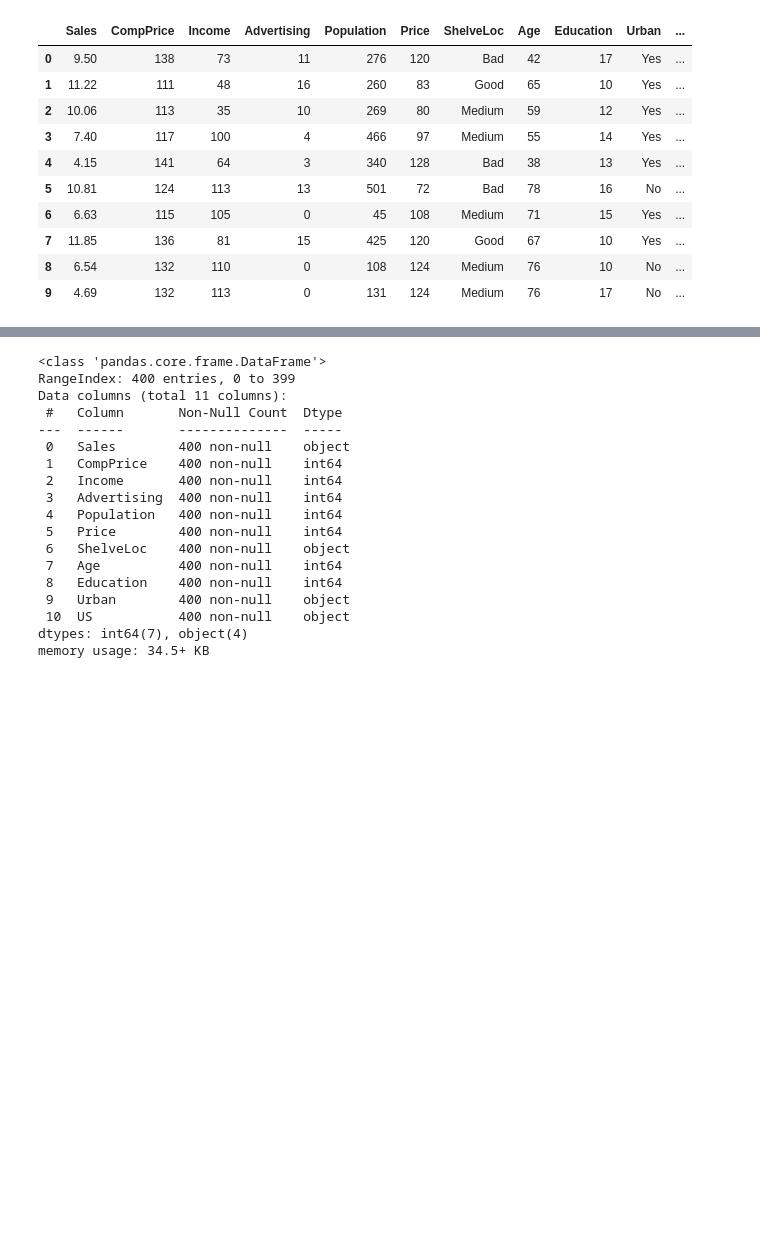
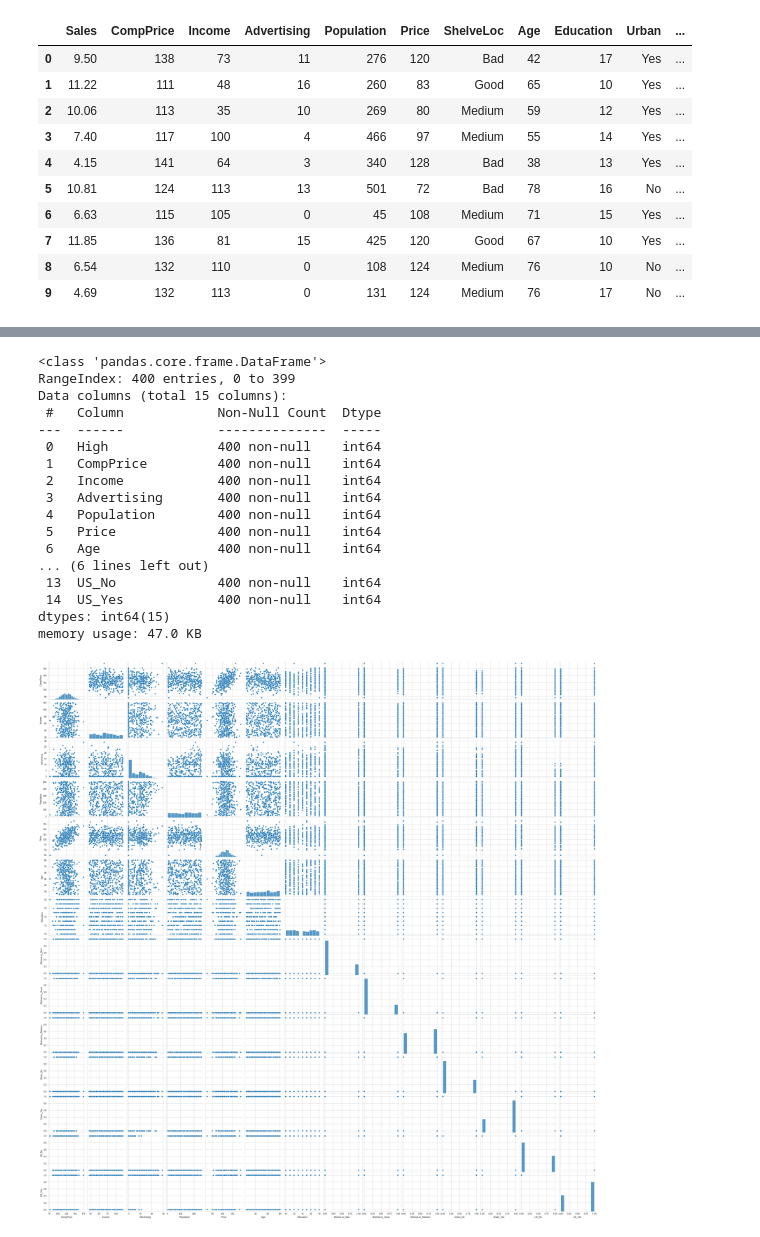
Before and after one commit to theVikingMan/learning_algorithms, a Jupyter notebook: models/tree_bagging.ipynb, the cells around one changed output, grey strips where cells are left out. Saved outputs shown, nothing was run; the diff lists cells and outputs as text; code cells hidden in the pictures; blank space fills up the shorter version.

```diff
--- a/models/tree_bagging.ipynb
+++ b/models/tree_bagging.ipynb
@@ -84,21 +113,33 @@ df.head(10)
 # %%
-df.info()
+df_encoded.info()
 # %% [output]
 <class 'pandas.core.frame.DataFrame'>
 RangeIndex: 400 entries, 0 to 399
-Data columns (total 11 columns):
- #   Column       Non-Null Count  Dtype
----  ------       --------------  -----
- 0   Sales        400 non-null    object
- 1   CompPrice    400 non-null    int64
- 2   Income       400 non-null    int64
- 3   Advertising  400 non-null    int64
- 4   Population   400 non-null    int64
- 5   Price        400 non-null    int64
- 6   ShelveLoc    400 non-null    object
- 7   Age          400 non-null    int64
- 8   Education    400 non-null    int64
- 9   Urban        400 non-null    object
- 10  US           400 non-null    object
-dtypes: int64(7), object(4)
-memory usage: 34.5+ KB
+Data columns (total 15 columns):
+ #   Column            Non-Null Count  Dtype
+---  ------            --------------  -----
+ 0   High              400 non-null    int64
+ 1   CompPrice         400 non-null    int64
+ 2   Income            400 non-null    int64
+ 3   Advertising       400 non-null    int64
+ 4   Population        400 non-null    int64
+ 5   Price             400 non-null    int64
+ 6   Age               400 non-null    int64
+... (6 lines left out)
+ 13  US_No             400 non-null    int64
+ 14  US_Yes            400 non-null    int64
+dtypes: int64(15)
+memory usage: 47.0 KB
+# %%
+TEST_SIZE, SEED = 0.3, 42
+
+X, y = df_encoded.drop(columns=["High"]), df_encoded["High"]
+
+X_train, X_test, y_train, y_test = model_selection.train_test_split(X, y, test_size=TEST_SIZE, random_state=SEED, stratify=y)
+# %%
+indp_vars = X.columns.tolist()
+ax = sns.pairplot(data=df_encoded, vars=indp_vars)
+plt.rcParams["figure.figsize"] = (5,4)
+plt.show()
+# %% [output]
+[figure, added]
```
Also changed, not shown: parts of 17 cells of this notebook, 1 other file.
